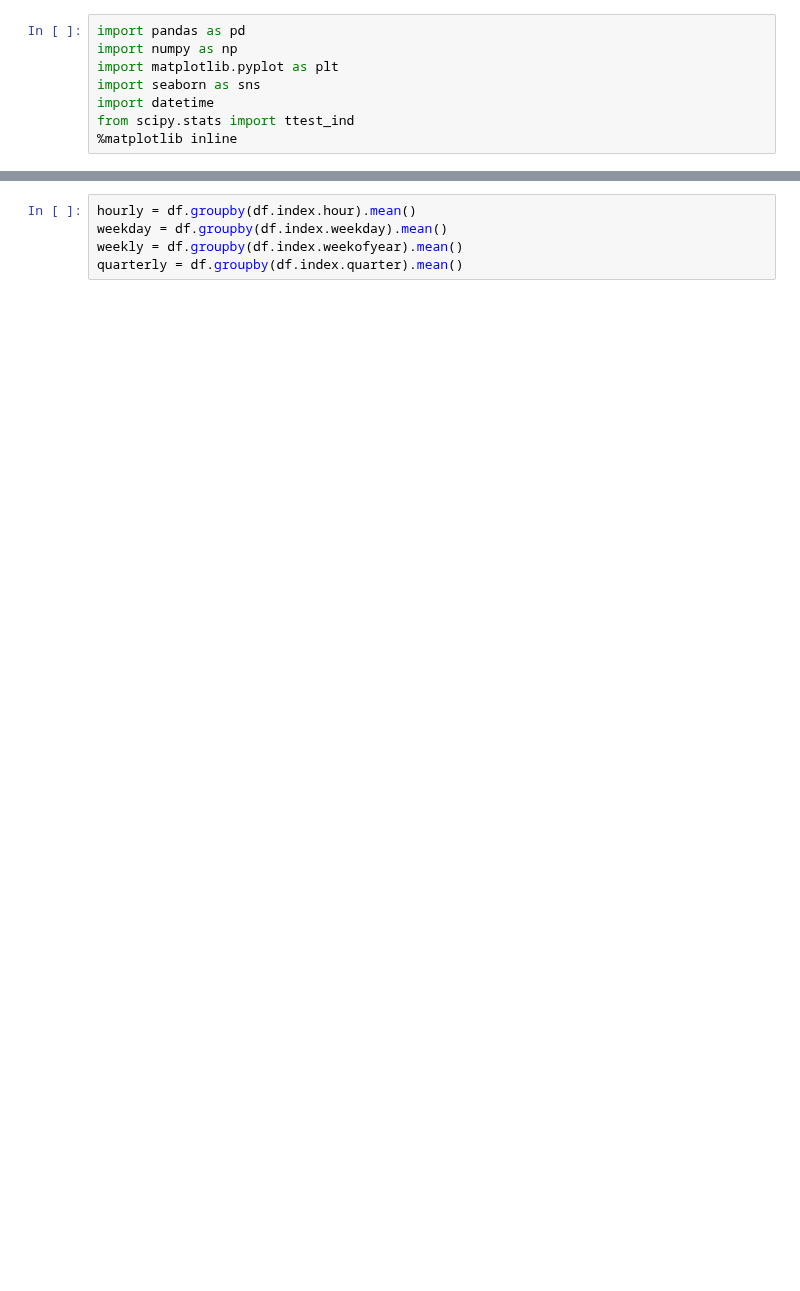
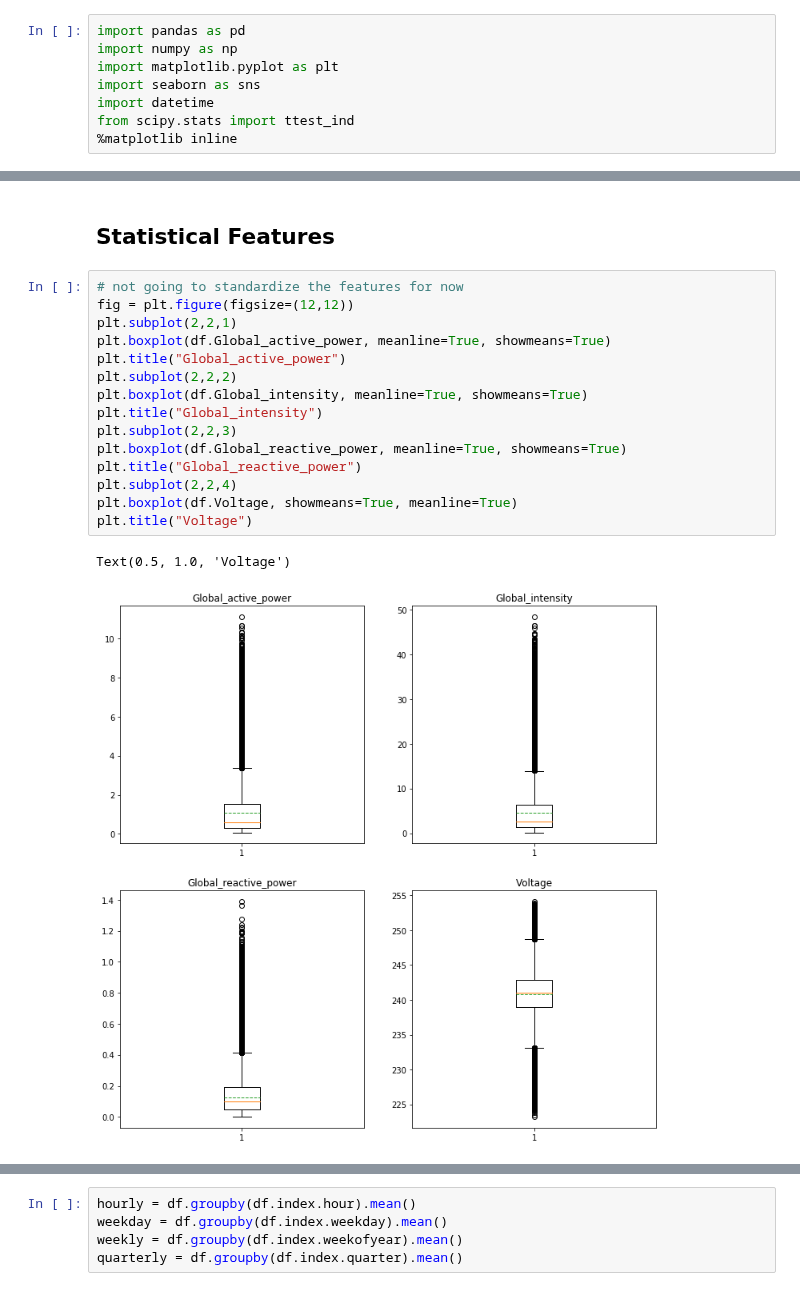
Before and after one commit to mkm29/DataScience, a Jupyter notebook: thinkful/prep/capstone/power_consumption.ipynb, the cells around one changed output, grey strips where cells are left out. Drawn from its saved outputs; the diff is of its cells as text; blank space fills up the shorter version.

```diff
--- a/thinkful/prep/capstone/power_consumption.ipynb
+++ b/thinkful/prep/capstone/power_consumption.ipynb
@@ -313,0 +80,20 @@ The above plot shows us that the voltage stayed constant over time, confirming o
+# %% [markdown]
+## Statistical Features
+# %%
+# not going to standardize the features for now
+fig = plt.figure(figsize=(12,12))
+plt.subplot(2,2,1)
+plt.boxplot(df.Global_active_power, meanline=True, showmeans=True)
+plt.title("Global_active_power")
+plt.subplot(2,2,2)
+plt.boxplot(df.Global_intensity, meanline=True, showmeans=True)
+plt.title("Global_intensity")
+plt.subplot(2,2,3)
+plt.boxplot(df.Global_reactive_power, meanline=True, showmeans=True)
+plt.title("Global_reactive_power")
+plt.subplot(2,2,4)
+plt.boxplot(df.Voltage, showmeans=True, meanline=True)
+plt.title("Voltage")
+# %% [output]
+Text(0.5, 1.0, 'Voltage')
+[figure, added]
```
Also changed, not shown: parts of 80 cells of this notebook.
